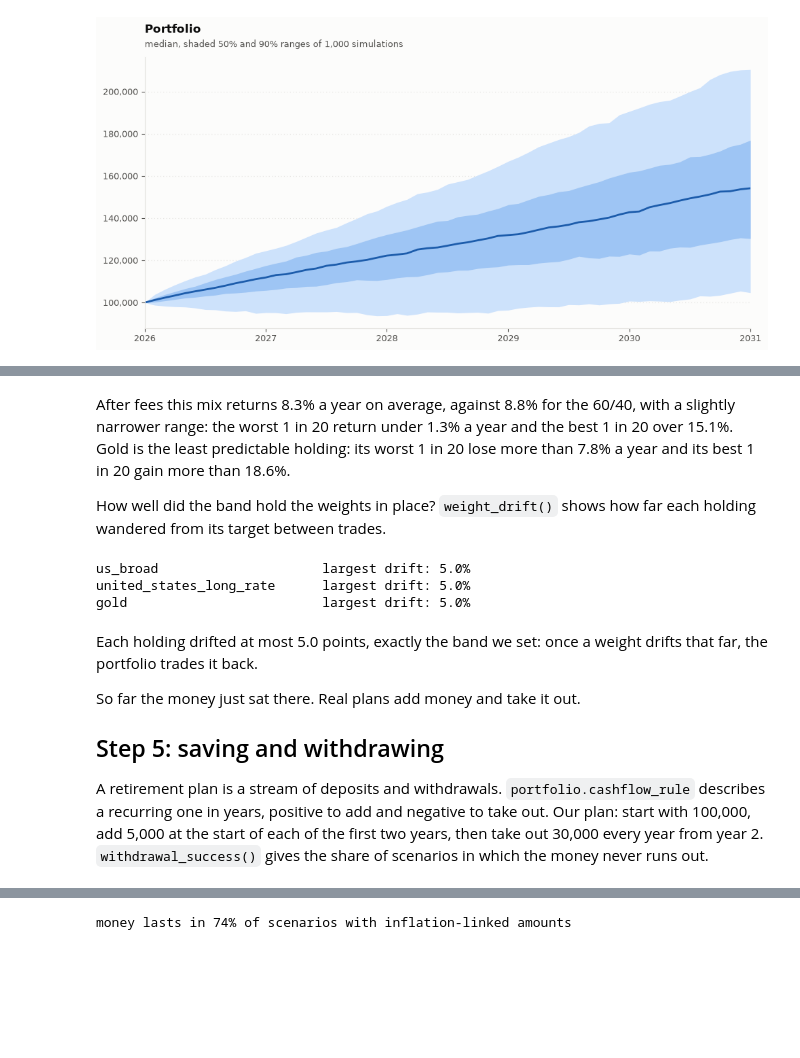
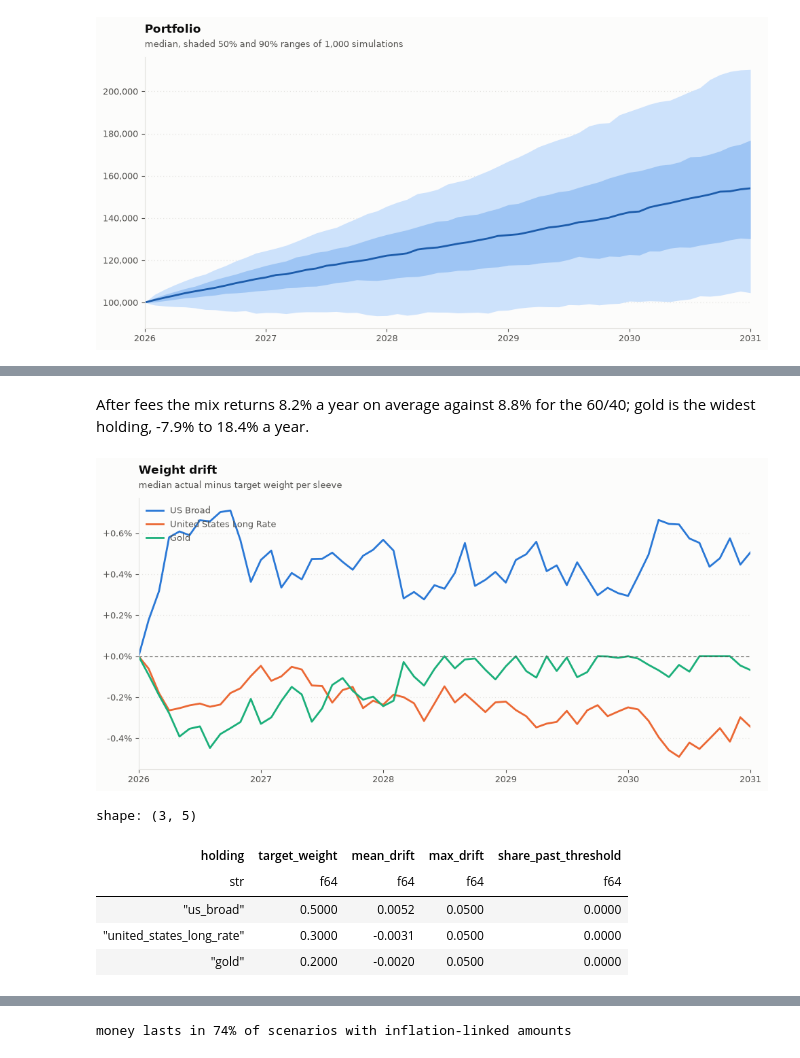
Before and after one commit to JerBouma/jerbouma.github.io, a Jupyter notebook: assets/notebooks/financescenarios/portfolio.ipynb, the cells around one changed output, grey strips where cells are left out. Cells and saved outputs as stored; diff of their text form; code cells hidden in the pictures; blank space fills up the shorter version.

```diff
--- a/assets/notebooks/financescenarios/portfolio.ipynb
+++ b/assets/notebooks/financescenarios/portfolio.ipynb
@@ -186,29 +131,15 @@ shape: (4, 8)
-# %% [markdown]
-After fees this mix returns 8.3% a year on average, against 8.8% for the 60/40, with a slightly narrower
-range: the worst 1 in 20 return under 1.3% a year and the best 1 in 20 over 15.1%. Gold is the least predictable
-holding: its worst 1 in 20 lose more than 7.8% a year and its best 1 in 20 gain more than 18.6%.
-
-How well did the band hold the weights in place? `weight_drift()` shows how far each holding wandered from its target
-between trades.
-# %%
-import numpy as np
-
-drift = portfolio.weight_drift()
-for name, gap in drift.items():
-    print(f"{name:28s} largest drift: {np.abs(gap).max():.1%}")
-# %% [output]
-us_broad                     largest drift: 5.0%
-united_states_long_rate      largest drift: 5.0%
-gold                         largest drift: 5.0%
-# %% [markdown]
-Each holding drifted at most 5.0 points, exactly the band we set: once a weight drifts that far, the
-portfolio trades it back.
-
-So far the money just sat there. Real plans add money and take it out.
-
-## Step 5: saving and withdrawing
-
-A retirement plan is a stream of deposits and withdrawals. `portfolio.cashflow_rule` describes a recurring one in
-years, positive to add and negative to take out. Our plan: start with 100,000, add 5,000 at the start of each of the
-first two years, then take out 30,000 every year from year 2. `withdrawal_success()` gives the share of scenarios in
-which the money never runs out.
+# %% [markdown]
+After fees the mix returns 8.2% a year on average against 8.8% for the 60/40; gold is the widest holding, -7.9% to 18.4% a year.
+# %%
+plot_weight_drift(custom, portfolio.weight_drift())
+# %% [output]
+[figure, added]
+# %%
+portfolio.weight_drift_summary()
+# %% [output]
+shape: (3, 5)
+| holding | target_weight | mean_drift | max_drift | share_past_threshold |
+| str | f64 | f64 | f64 | f64 |
+| "us_broad" | 0.5000 | 0.0052 | 0.0500 | 0.0000 |
+| "united_states_long_rate" | 0.3000 | -0.0031 | 0.0500 | 0.0000 |
+| "gold" | 0.2000 | -0.0020 | 0.0500 | 0.0000 |
```
Also changed, not shown: parts of 37 cells of this notebook, 5 other files.
